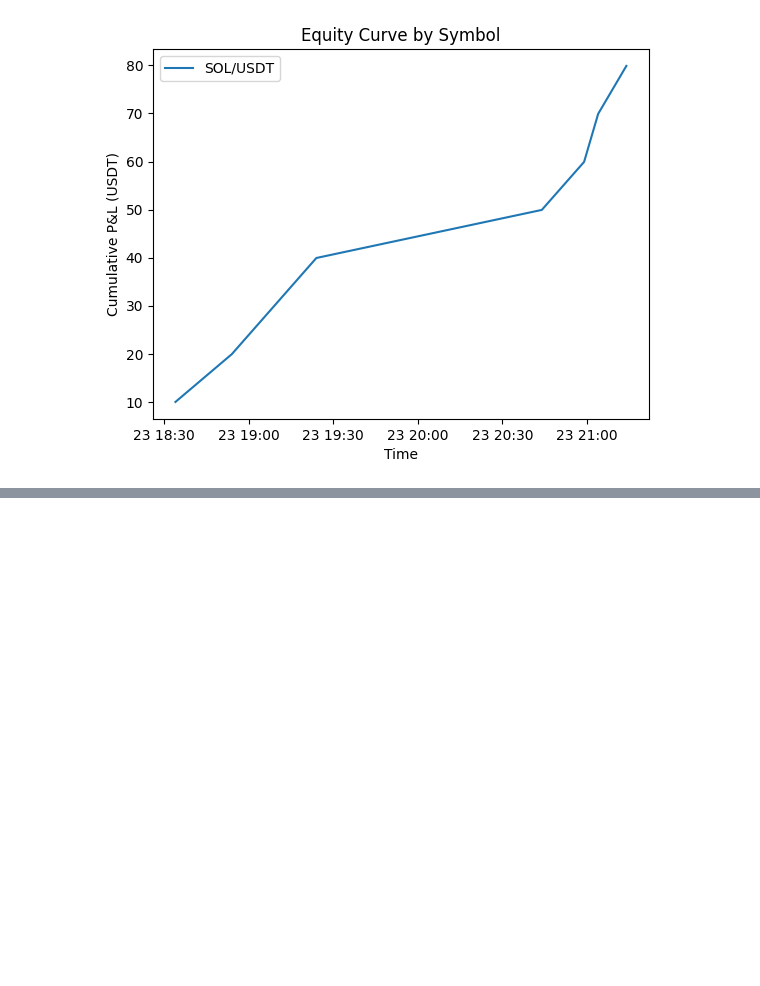
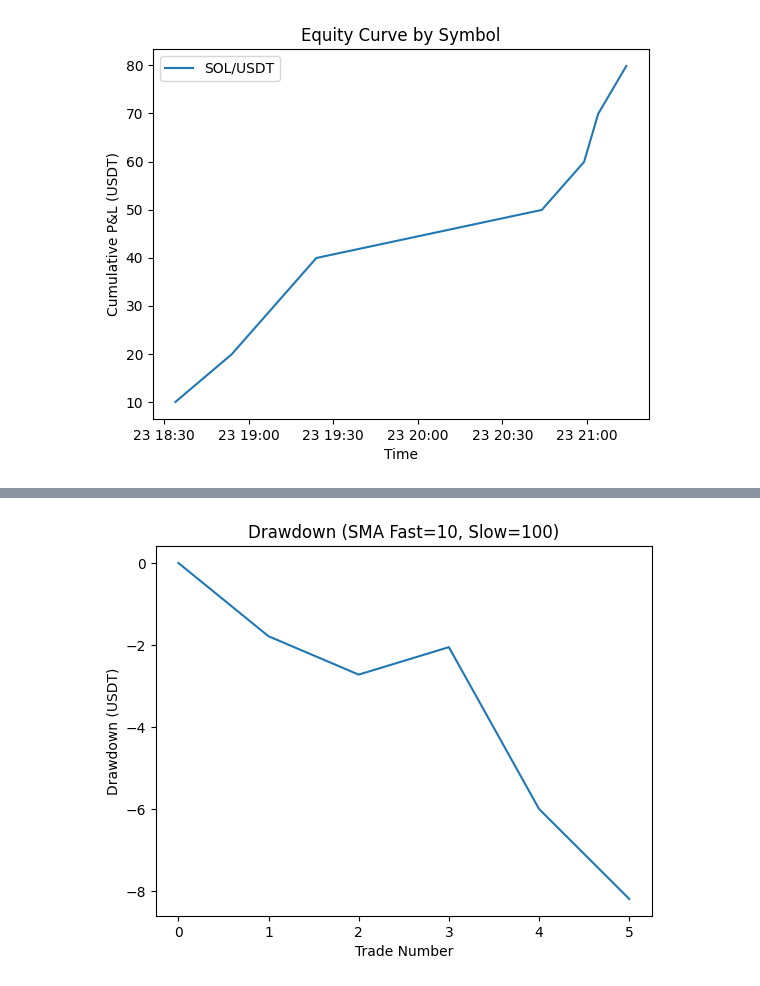
Before and after one commit to elijahmendezcs/solanabot, a Jupyter notebook: dashboard.ipynb, the cells around one changed output, grey strips where cells are left out. Drawn from its saved outputs; the diff is of its cells as text; code cells hidden in the pictures; blank space fills up the shorter version.

```diff
--- a/dashboard.ipynb
+++ b/dashboard.ipynb
@@ -41,0 +93,14 @@ summary
+# %%
+# ─── Cell 3: Drawdown Curve ────────────────────────────────────────────────
+# Drawdown = equity − running max equity
+high_water = equity.cummax()
+drawdown = equity - high_water
+
+plt.figure()
+plt.plot(drawdown)
+plt.title(f"Drawdown (SMA Fast={FAST_SMA}, Slow={SLOW_SMA})")
+plt.xlabel("Trade Number")
+plt.ylabel("Drawdown (USDT)")
+plt.show()
+# %% [output]
+[figure, added]
```
Also changed, not shown: parts of 5 cells of this notebook, 4 other files.
